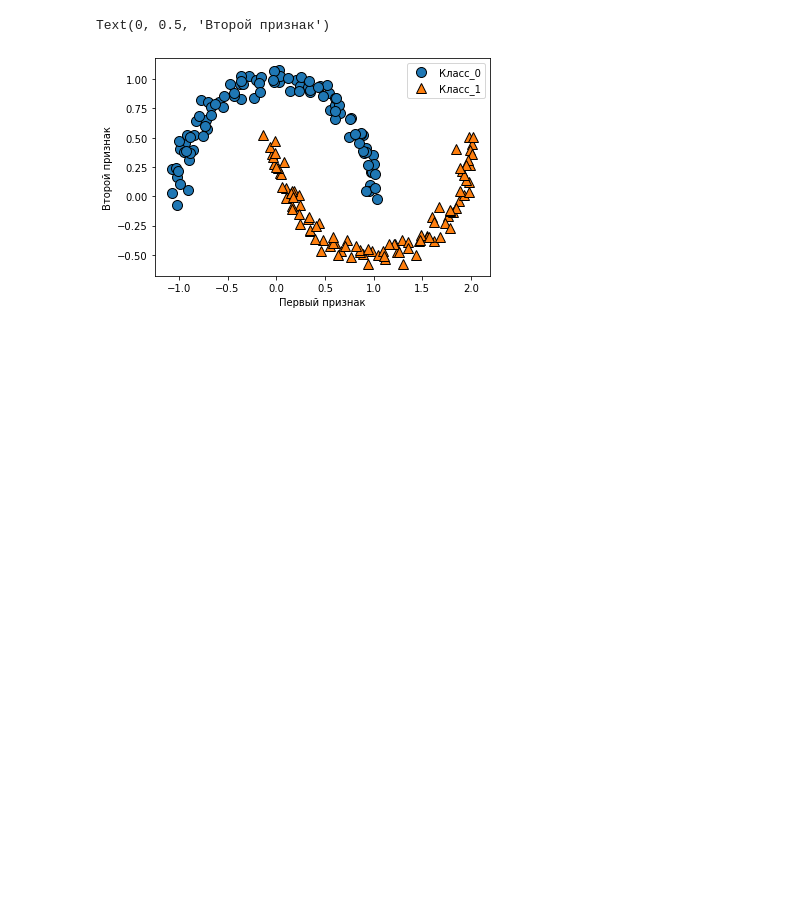
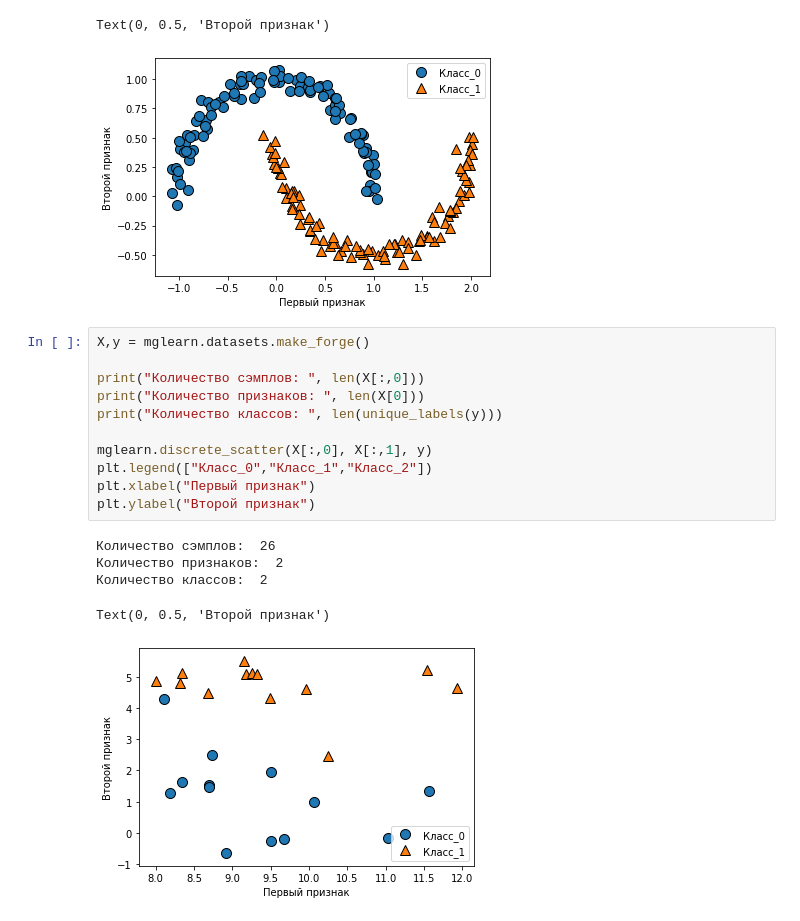
Before and after one commit to ArtemAvanesov/Python-Labs, a Jupyter notebook: 2_курс/3_Datasets.ipynb, the cells around one changed output. Saved outputs shown, nothing was run; the diff lists cells and outputs as text; blank space fills up the shorter version.

```diff
--- a/2_курс/3_Datasets.ipynb
+++ b/2_курс/3_Datasets.ipynb
@@ -75,3 +75,20 @@ plt.ylabel("Второй признак")
 Количество классов:  2
 Text(0, 0.5, 'Второй признак')
 [figure]
+# %%
+X,y = mglearn.datasets.make_forge()
+
+print("Количество сэмплов: ", len(X[:,0]))
+print("Количество признаков: ", len(X[0]))
+print("Количество классов: ", len(unique_labels(y)))
+
+mglearn.discrete_scatter(X[:,0], X[:,1], y)
+plt.legend(["Класс_0","Класс_1","Класс_2"])
+plt.xlabel("Первый признак")
+plt.ylabel("Второй признак")
+# %% [output]
+Количество сэмплов:  26
+Количество признаков:  2
+Количество классов:  2
+Text(0, 0.5, 'Второй признак')
+[figure, added]
```
